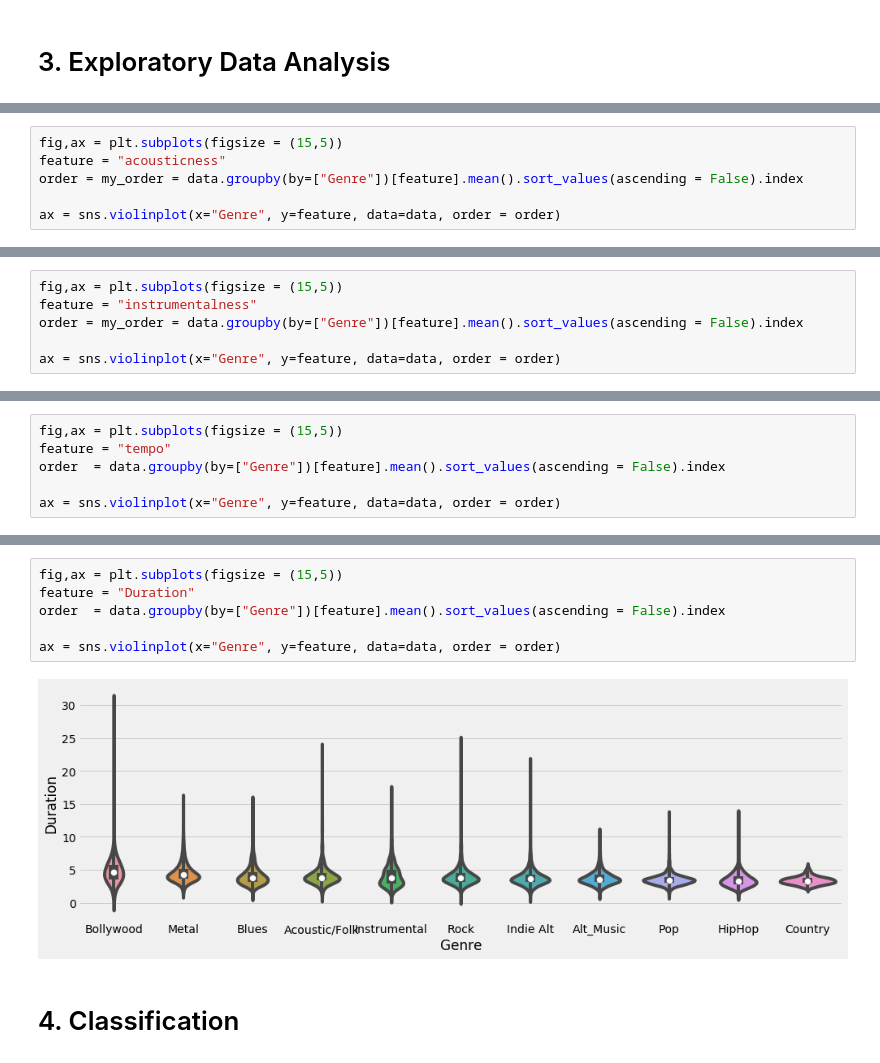
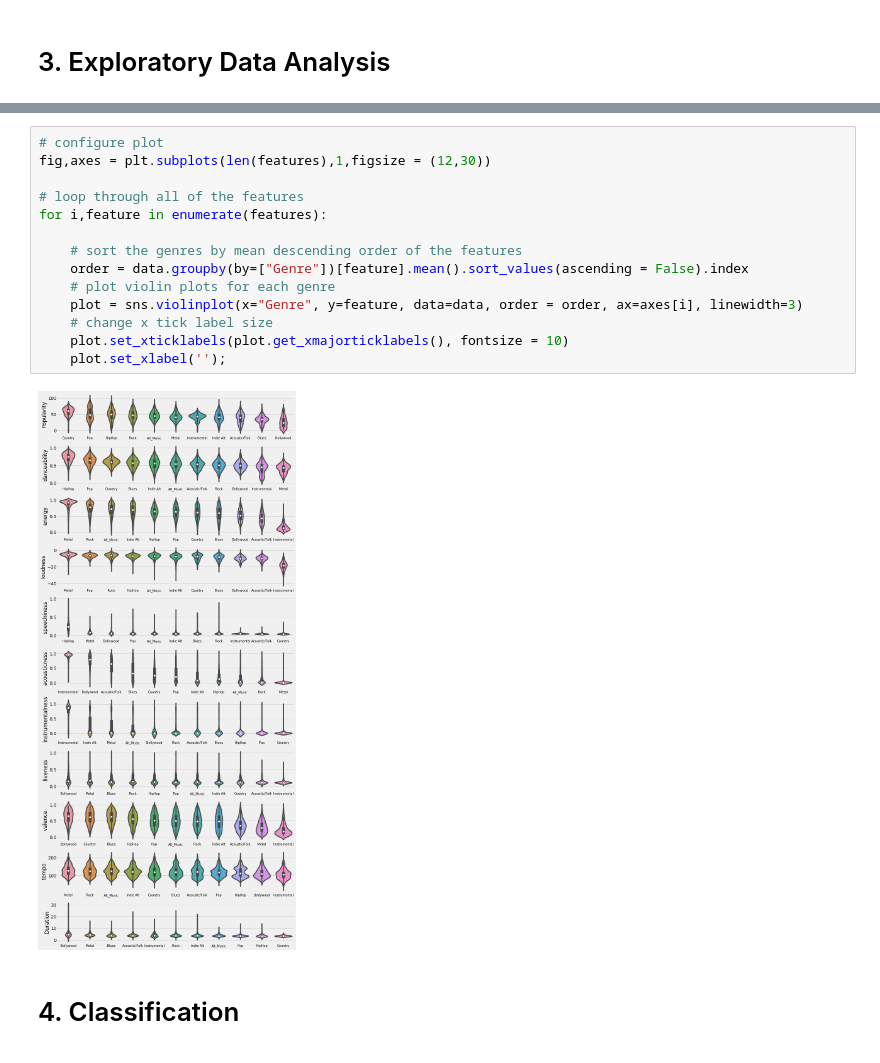
Before and after one commit to kbathina/Udacity, a Jupyter notebook: Final Project/FinalProject.ipynb, the cells around one changed output, grey strips where cells are left out. Drawn from its saved outputs; the diff is of its cells as text.

```diff
--- a/Final Project/FinalProject.ipynb
+++ b/Final Project/FinalProject.ipynb
@@ -191,6 +193,0 @@ ax = sns.violinplot(x="Genre", y=feature, data=data, order = order)
-# %%
-fig,ax = plt.subplots(figsize = (15,5))
-feature = "acousticness"
-order = my_order = data.groupby(by=["Genre"])[feature].mean().sort_values(ascending = False).index
-
-ax = sns.violinplot(x="Genre", y=feature, data=data, order = order)
@@ -199,6 +193,0 @@ ax = sns.violinplot(x="Genre", y=feature, data=data, order = order)
-# %%
-fig,ax = plt.subplots(figsize = (15,5))
-feature = "instrumentalness"
-order = my_order = data.groupby(by=["Genre"])[feature].mean().sort_values(ascending = False).index
-
-ax = sns.violinplot(x="Genre", y=feature, data=data, order = order)
@@ -207,6 +193,0 @@ ax = sns.violinplot(x="Genre", y=feature, data=data, order = order)
-# %%
-fig,ax = plt.subplots(figsize = (15,5))
-feature = "tempo"
-order  = data.groupby(by=["Genre"])[feature].mean().sort_values(ascending = False).index
-
-ax = sns.violinplot(x="Genre", y=feature, data=data, order = order)
@@ -215,11 +194,19 @@ ax = sns.violinplot(x="Genre", y=feature, data=data, order = order)
-# %%
-fig,ax = plt.subplots(figsize = (15,5))
-feature = "Duration"
-order  = data.groupby(by=["Genre"])[feature].mean().sort_values(ascending = False).index
-
-ax = sns.violinplot(x="Genre", y=feature, data=data, order = order)
-# %% [output]
-[figure, removed]
+# %%
+# configure plot
+fig,axes = plt.subplots(len(features),1,figsize = (12,30))
+
+# loop through all of the features
+for i,feature in enumerate(features):
+
+    # sort the genres by mean descending order of the features
+    order = data.groupby(by=["Genre"])[feature].mean().sort_values(ascending = False).index
+    # plot violin plots for each genre
+    plot = sns.violinplot(x="Genre", y=feature, data=data, order = order, ax=axes[i], linewidth=3)
+    # change x tick label size
+    plot.set_xticklabels(plot.get_xmajorticklabels(), fontsize = 10)
+    plot.set_xlabel('');
+# %% [output]
+[figure, added]
 # %% [markdown]
 # 4.  Classification
 # %%
```
Also changed, not shown: parts of 32 cells of this notebook.
